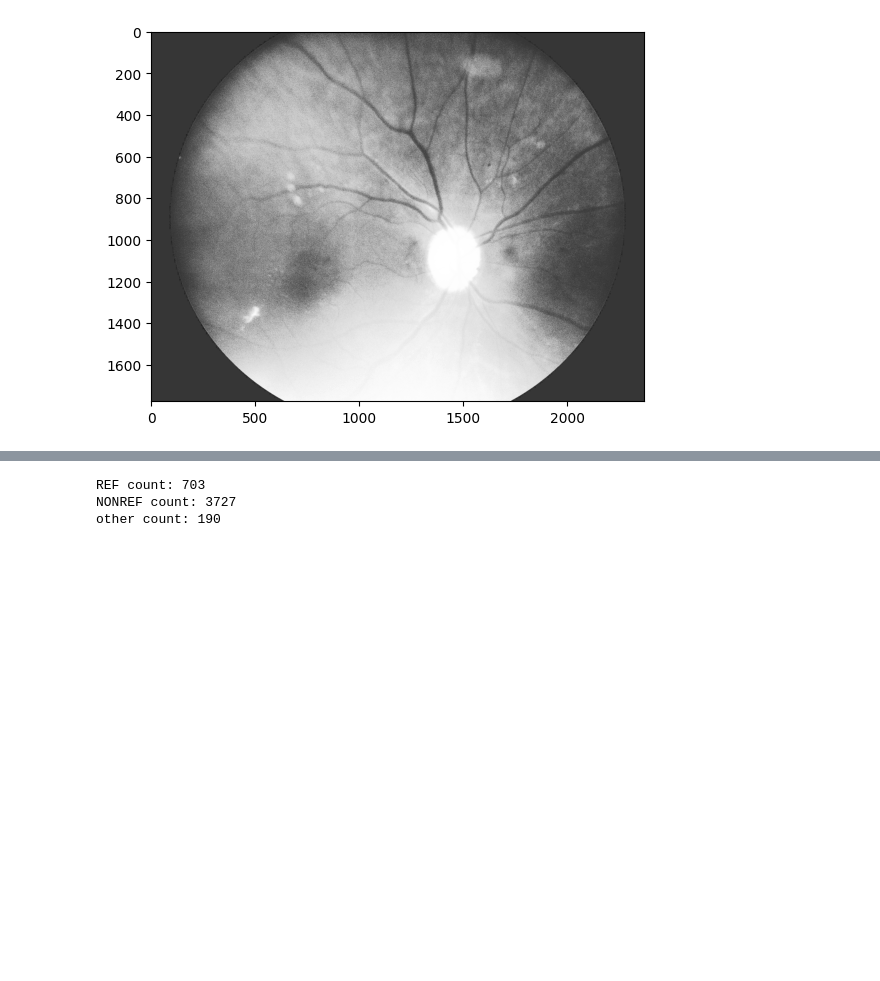
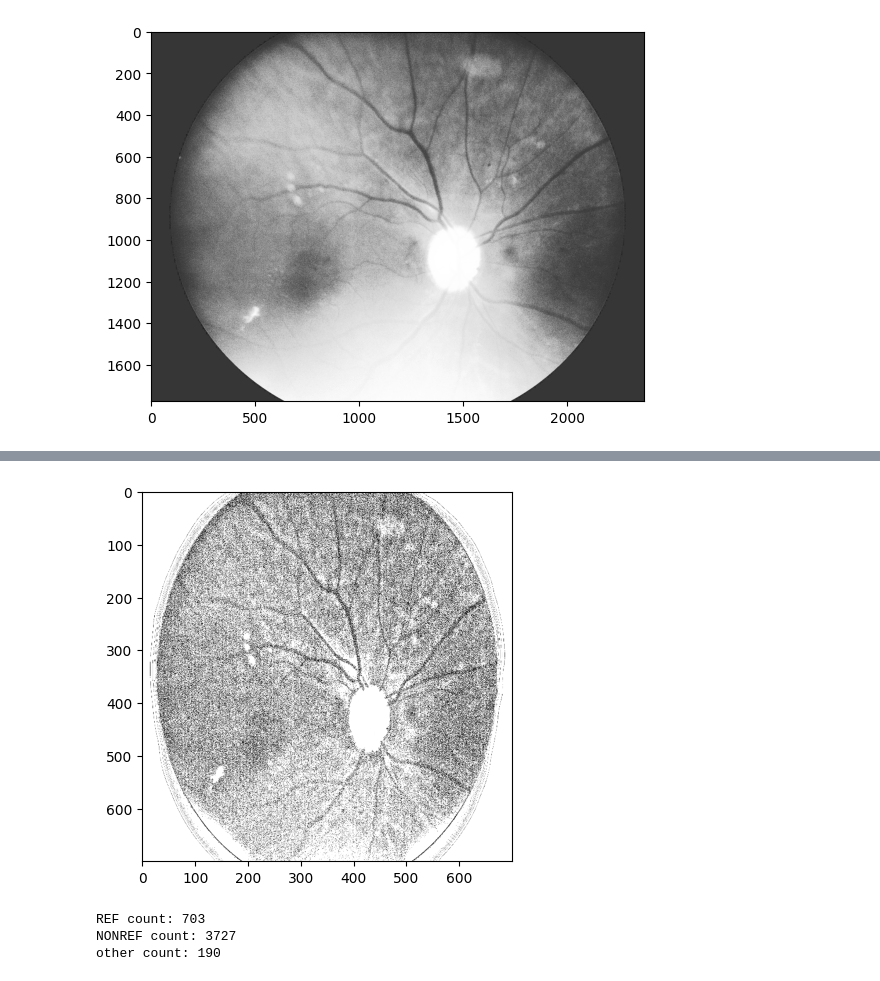
Before and after one commit to lcooke238/DiabeticRetinopathyML, a Jupyter notebook: code/exploration.ipynb, the cells around one changed output, grey strips where cells are left out. Cells and saved outputs as stored; diff of their text form; code cells hidden in the pictures; blank space fills up the shorter version.

```diff
--- a/code/exploration.ipynb
+++ b/code/exploration.ipynb
@@ -118,3 +116,9 @@ plt.show()
+# %%
+small = cv2.resize(th3, (700,700))
+cplot = plt.imshow(small, cmap="gray")
+plt.show()
+# %% [output]
+[figure, added]
 # %%
 # iterate through all images in dataset
 data_dir = os.path.join(os.getcwd(), "../data/SAUNAR/")
```
Also changed, not shown: parts of 3 cells of this notebook, 5 other files.
